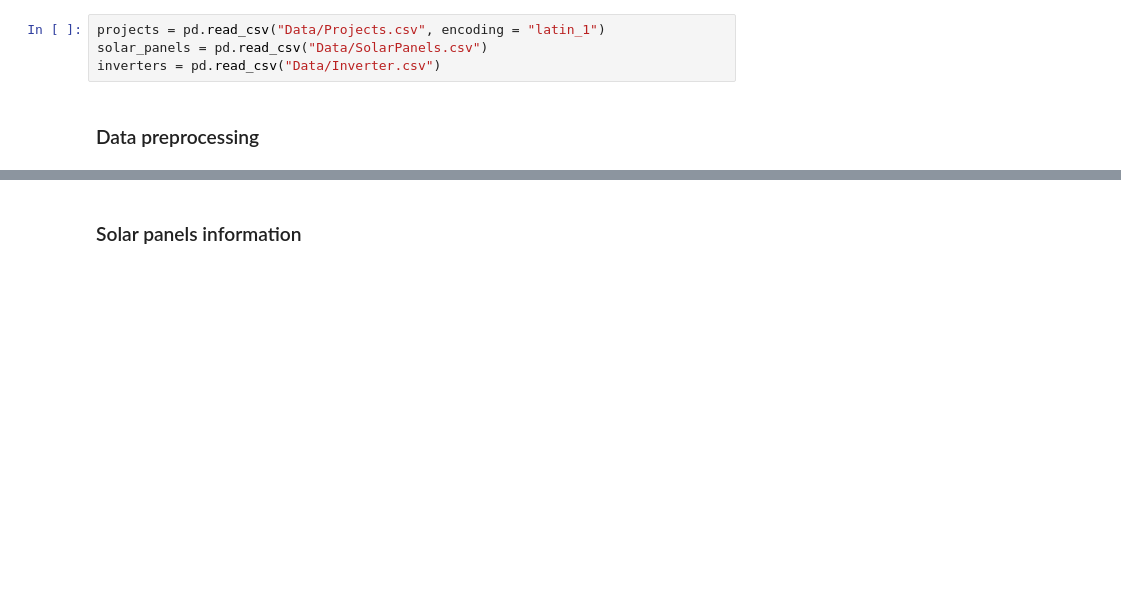
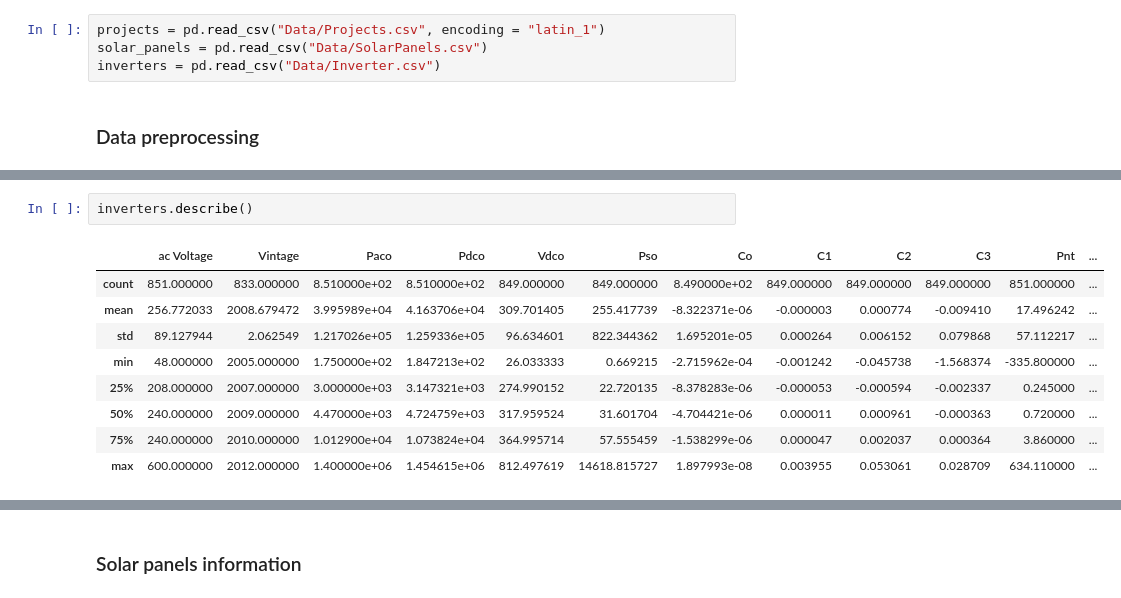
Before and after one commit to Harold2828/PV-Autosizing, a Jupyter notebook: Testing.ipynb, the cells around one changed output, grey strips where cells are left out. Drawn from its saved outputs; the diff is of its cells as text; blank space fills up the shorter version.

```diff
--- a/Testing.ipynb
+++ b/Testing.ipynb
@@ -14,3 +46,15 @@ inverters = pd.read_csv("Data/Inverter.csv")
+# %%
+inverters.describe()
+# %% [output]
+|  | ac Voltage | Vintage | Paco | Pdco | Vdco | Pso | Co | C1 | C2 | C3 | Pnt | ... |
+| count | 851.000000 | 833.000000 | 8.510000e+02 | 8.510000e+02 | 849.000000 | 849.000000 | 8.490000e+02 | 849.000000 | 849.000000 | 849.000000 | 851.000000 | ... |
+| mean | 256.772033 | 2008.679472 | 3.995989e+04 | 4.163706e+04 | 309.701405 | 255.417739 | -8.322371e-06 | -0.000003 | 0.000774 | -0.009410 | 17.496242 | ... |
+| std | 89.127944 | 2.062549 | 1.217026e+05 | 1.259336e+05 | 96.634601 | 822.344362 | 1.695201e-05 | 0.000264 | 0.006152 | 0.079868 | 57.112217 | ... |
+| min | 48.000000 | 2005.000000 | 1.750000e+02 | 1.847213e+02 | 26.033333 | 0.669215 | -2.715962e-04 | -0.001242 | -0.045738 | -1.568374 | -335.800000 | ... |
+| 25% | 208.000000 | 2007.000000 | 3.000000e+03 | 3.147321e+03 | 274.990152 | 22.720135 | -8.378283e-06 | -0.000053 | -0.000594 | -0.002337 | 0.245000 | ... |
+| 50% | 240.000000 | 2009.000000 | 4.470000e+03 | 4.724759e+03 | 317.959524 | 31.601704 | -4.704421e-06 | 0.000011 | 0.000961 | -0.000363 | 0.720000 | ... |
+| 75% | 240.000000 | 2010.000000 | 1.012900e+04 | 1.073824e+04 | 364.995714 | 57.555459 | -1.538299e-06 | 0.000047 | 0.002037 | 0.000364 | 3.860000 | ... |
+| max | 600.000000 | 2012.000000 | 1.400000e+06 | 1.454615e+06 | 812.497619 | 14618.815727 | 1.897993e-08 | 0.003955 | 0.053061 | 0.028709 | 634.110000 | ... |
 # %%
 sns.pairplot(projects,hue='regime')
 # %% [output]
```
Also changed, not shown: parts of 15 cells of this notebook, 1 other file.
